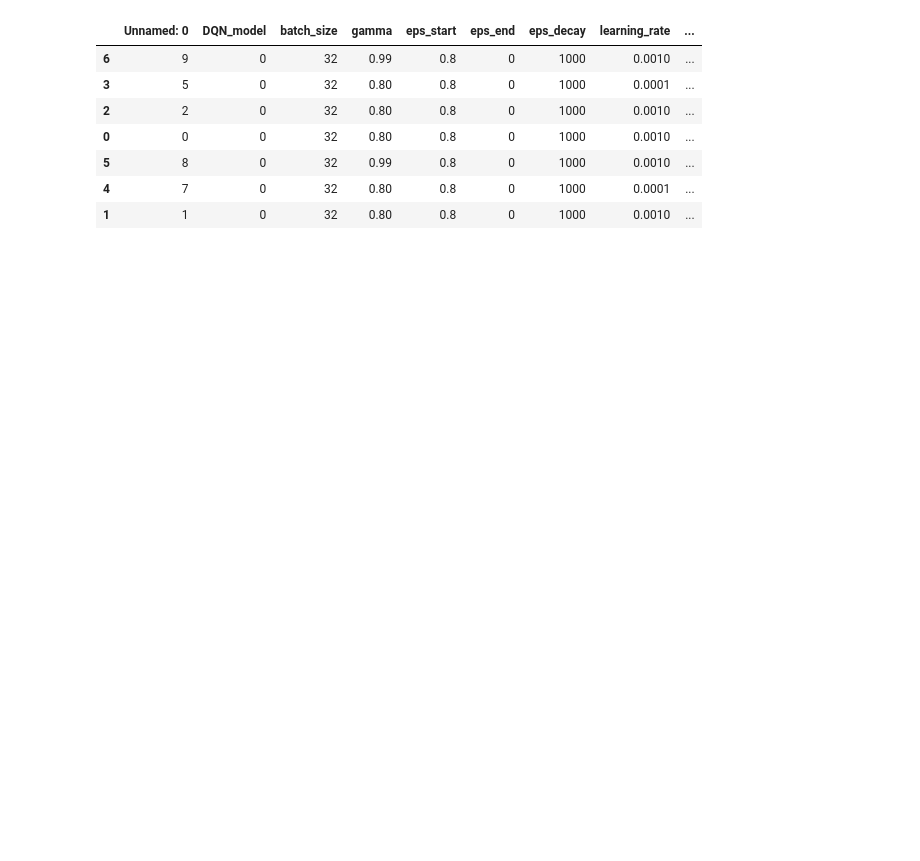
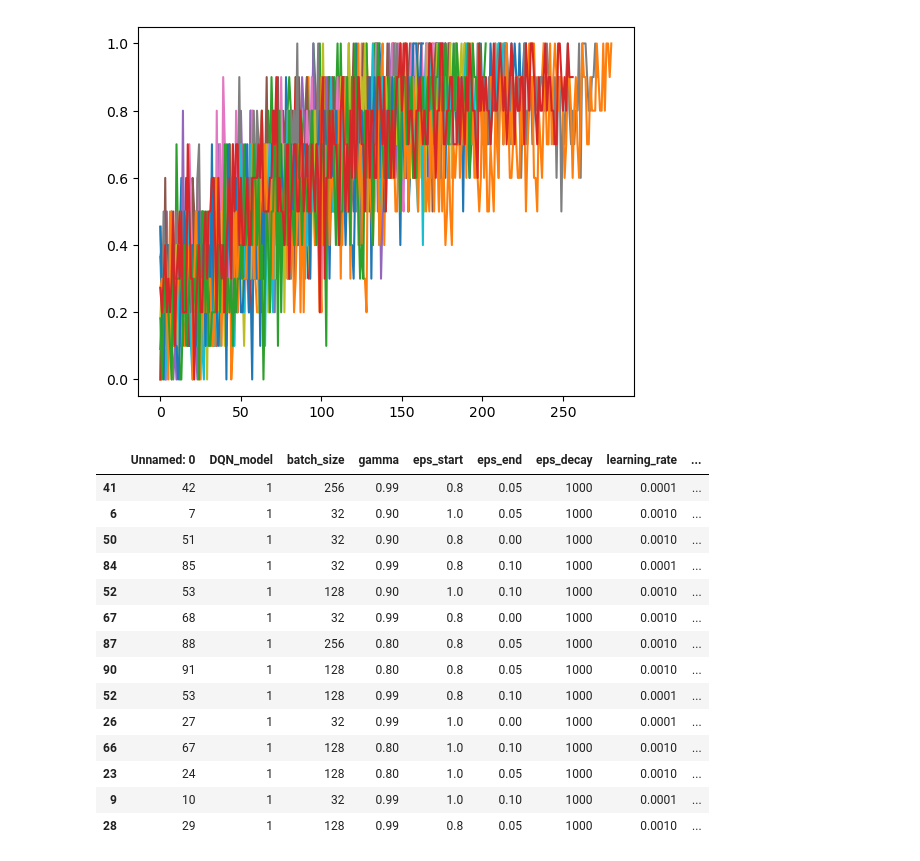
Before and after one commit to daniel-macrae/DRL-Assignment-2023, a Jupyter notebook: Grid Search Results.ipynb, the cells around one changed output. Drawn from its saved outputs; the diff is of its cells as text; code cells hidden in the pictures; blank space fills up the shorter version.

```diff
--- a/Grid Search Results.ipynb
+++ b/Grid Search Results.ipynb
@@ -19,0 +44,3 @@ plt.plot([0.18181818181818182, 0.2, 0.3, 0.5, 0.2, 0.3, 0.4, 0.4, 0.3, 0.3, 0.3,
+# %%
+for i, row in df_strict.iterrows():
+    plt.plot(row['avgRewards'])
@@ -19,0 +49,12 @@ plt.plot([0.18181818181818182, 0.2, 0.3, 0.5, 0.2, 0.3, 0.4, 0.4, 0.3, 0.3, 0.3,
+# %%
+best = df_strict.nlargest(30, ['best_average_100_episodes'])
+best_short = best[best['time_of_peak'] < 4000]
+
+
+X = np.arange(10, 5000, 10)
+
+for i, row in best_short.iterrows():
+    plt.plot(X, row['avgRewards'])
+plt.show()
+
+best_short.head(20)
@@ -19,0 +73,13 @@ plt.plot([0.18181818181818182, 0.2, 0.3, 0.5, 0.2, 0.3, 0.4, 0.4, 0.3, 0.3, 0.3,
+# %%
+import os
+
+df_ALL = pd.read_excel('Grid_search_0.xlsx')
+
+folder = 'Grid_Results'
+for excel in os.listdir(folder):
+    df_temp = pd.read_excel(os.path.join(folder, excel))
+    df_ALL = pd.concat([df_ALL, df_temp])
+
+df_ALL['avgRewards'] = df_ALL['avgRewards'].apply(lambda x: ast.literal_eval(x))
+
+df_ALL.head()
@@ -20,6 +93,6 @@ plt.plot([0.18181818181818182, 0.2, 0.3, 0.5, 0.2, 0.3, 0.4, 0.4, 0.3, 0.3, 0.3,
 # %%
 # plot all the reward curves (to see if there is any hope for a really nice one)
-for i, row in grid_search_df.iterrows():
+for i, row in df_ALL.iterrows():
     plt.plot(row['avgRewards'])
 
 plt.xlabel("Episodes")
@@ -30,16 +103,34 @@ plt.show()
 # %%
 # see the runs that achieved the highest average reward over 100 episodes
 
-grid_search_df.nlargest(10, ['best_average_100_episodes'])
+best = df_ALL.nlargest(50, ['best_average_100_episodes'])
+best_short = best[best['time_of_peak'] < 3000]
+
+X = np.arange(10, 5000, 10)
+
+for i, row in best_short.iterrows():
+    plt.plot(row['avgRewards'])
+plt.show()
+
+
+best_short.head(20)
 # %% [output]
+[figure, added]
 |  | Unnamed: 0 | DQN_model | batch_size | gamma | eps_start | eps_end | eps_decay | learning_rate | ... |
-| 6 | 9 | 0 | 32 | 0.99 | 0.8 | 0 | 1000 | 0.0010 | ... |
-| 3 | 5 | 0 | 32 | 0.80 | 0.8 | 0 | 1000 | 0.0001 | ... |
-| 2 | 2 | 0 | 32 | 0.80 | 0.8 | 0 | 1000 | 0.0010 | ... |
-| 0 | 0 | 0 | 32 | 0.80 | 0.8 | 0 | 1000 | 0.0010 | ... |
-| 5 | 8 | 0 | 32 | 0.99 | 0.8 | 0 | 1000 | 0.0010 | ... |
-| 4 | 7 | 0 | 32 | 0.80 | 0.8 | 0 | 1000 | 0.0001 | ... |
-| 1 | 1 | 0 | 32 | 0.80 | 0.8 | 0 | 1000 | 0.0010 | ... |
+| 41 | 42 | 1 | 256 | 0.99 | 0.8 | 0.05 | 1000 | 0.0001 | ... |
+| 6 | 7 | 1 | 32 | 0.90 | 1.0 | 0.05 | 1000 | 0.0010 | ... |
+| 50 | 51 | 1 | 32 | 0.90 | 0.8 | 0.00 | 1000 | 0.0010 | ... |
+| 84 | 85 | 1 | 32 | 0.99 | 0.8 | 0.10 | 1000 | 0.0001 | ... |
+| 52 | 53 | 1 | 128 | 0.90 | 1.0 | 0.10 | 1000 | 0.0010 | ... |
+| 67 | 68 | 1 | 32 | 0.99 | 0.8 | 0.00 | 1000 | 0.0010 | ... |
+| 87 | 88 | 1 | 256 | 0.80 | 0.8 | 0.05 | 1000 | 0.0010 | ... |
+| 90 | 91 | 1 | 128 | 0.80 | 0.8 | 0.05 | 1000 | 0.0010 | ... |
+| 52 | 53 | 1 | 128 | 0.99 | 0.8 | 0.10 | 1000 | 0.0001 | ... |
+| 26 | 27 | 1 | 32 | 0.99 | 1.0 | 0.00 | 1000 | 0.0001 | ... |
+| 66 | 67 | 1 | 128 | 0.80 | 1.0 | 0.10 | 1000 | 0.0010 | ... |
+| 23 | 24 | 1 | 128 | 0.80 | 1.0 | 0.05 | 1000 | 0.0010 | ... |
+| 9 | 10 | 1 | 32 | 0.99 | 1.0 | 0.10 | 1000 | 0.0001 | ... |
+| 28 | 29 | 1 | 128 | 0.99 | 0.8 | 0.05 | 1000 | 0.0010 | ... |
 # %%
 # see the runs that converged
 
```
Also changed, not shown: parts of 10 cells of this notebook, 14 other files.
